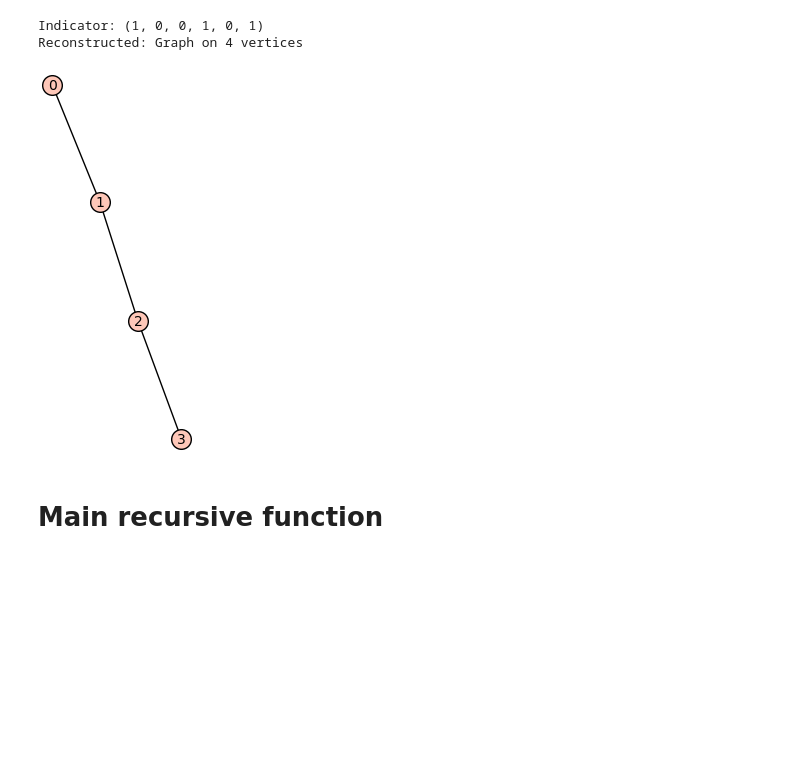
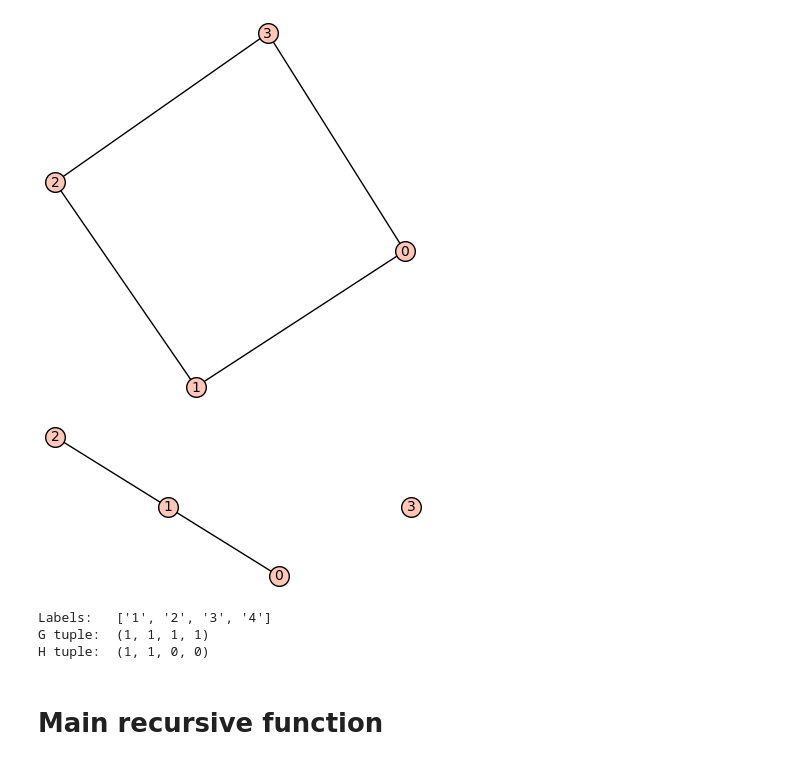
Before and after one commit to Yd025/Degree_Sequences_Bipartite_Graphs, a Jupyter notebook: src/main.ipynb, the cells around one changed output. Drawn from its saved outputs; the diff is of its cells as text; code cells hidden in the pictures; blank space fills up the shorter version.

Commit message:
using edge labeling

```diff
--- a/src/main.ipynb
+++ b/src/main.ipynb
@@ -70,7 +70,7 @@ def find_alt_cycles(G):
 
     return alt_cycles
 # %%
-def graph_to_indicator_tuple(G, vertices=None):
+def all_vertices_graph_to_indicator_tuple(G, vertices=None):
     """
     If `vertices` is provided, the tuple is indexed over that fixed vertex set
     rather than G's own vertices. This lets subgraph tuples stay position-
@@ -80,9 +80,9 @@ def graph_to_indicator_tuple(G, vertices=None):
         sage: G = Graph([(0,1), (1,2), (2,3)])
         sage: H = G.subgraph(vertices=[0,1,2])
         sage: all_verts = G.vertices()
-        sage: graph_to_indicator_tuple(G, vertices=all_verts)
+        sage: all_vertices_graph_to_indicator_tuple(G, vertices=all_verts)
         (1, 0, 0, 1, 0, 1)
-        sage: graph_to_indicator_tuple(H, vertices=all_verts)
+        sage: all_vertices_graph_to_indicator_tuple(H, vertices=all_verts)
         (1, 0, 0, 1, 0, 0)  # same length, same positions, (2,3) now 0
     """
     vertices = sorted(vertices if vertices is not None else G.vertices())
@@ -98,13 +98,13 @@ def graph_to_indicator_tuple(G, vertices=None):
 
     return indicator
 
-def indicator_tuple_to_graph(indicator, vertices):
+def all_vertices_indicator_tuple_to_graph(indicator, vertices):
     """
     Convert a flat indicator tuple back into a SageMath undirected Graph.
 
     Parameters:
         indicator (tuple): A flat tuple of 0s and 1s, as produced by
-                           graph_to_indicator_tuple.
+                           all_vertices_graph_to_indicator_tuple.
         vertices (list):   The ordered list of vertices used when the
                            indicator tuple was created.
 
@@ -112,7 +112,7 @@ def indicator_tuple_to_graph(indicator, vertices):
         sage.graphs.graph.Graph: The reconstructed undirected Graph.
 
     Example:
-        sage: indicator_tuple_to_graph((1, 0, 0, 1, 0, 1), [0, 1, 2, 3])
+        sage: all_vertices_indicator_tuple_to_graph((1, 0, 0, 1, 0, 1), [0, 1, 2, 3])
         Graph on 4 vertices and 3 edges
     """
     vertices = sorted(vertices)
@@ -166,14 +131,0 @@ H tuple: (1, 0, 0, 1, 0, 0)
-# %%
-T = Graph([(0,1), (1,2), (2,3)])
-all_verts = T.vertices()
-
-indicator = graph_to_indicator_tuple(T, vertices=all_verts)
-print("Indicator:", indicator)        # (1, 0, 0, 1, 0, 1)
-
-T_reconstructed = indicator_tuple_to_graph(indicator, all_verts)
-print("Reconstructed:", T_reconstructed)
-T_reconstructed.show()
-# %% [output]
-Indicator: (1, 0, 0, 1, 0, 1)
-Reconstructed: Graph on 4 vertices
-[figure, removed]
@@ -180,3 +202,23 @@ Reconstructed: Graph on 4 vertices
+# %%
+G = Graph([(0,1,'1'), (1,2,'2'), (2,3,'3'), (0,3,'4')])
+G.show()
+all_labels = sorted(label for _,_,label in G.edges(labels=True))
+label_to_edge = {label: (u,v) for u,v,label in G.edges(labels=True)}
+
+H = G.subgraph(edges=[(0,1,'1'), (1,2,'2')])
+H.show()
+g_tuple = graph_to_indicator_tuple(G, edge_labels=all_labels)
+h_tuple = graph_to_indicator_tuple(H, edge_labels=all_labels)
+
+print("Labels:  ", all_labels)   # ['1', '2', '3', '4']
+print("G tuple: ", g_tuple)      # (1, 1, 1, 1)
+print("H tuple: ", h_tuple)      # (1, 1, 0, 0)
+# %% [output]
+[figure, added]
+[figure, added]
+Labels:   ['1', '2', '3', '4']
+G tuple:  (1, 1, 1, 1)
+H tuple:  (1, 1, 0, 0)
 # %%
 '''
 This function needs to complete the graph by finding the alt cycles first and
```
Also changed, not shown: parts of 2 cells of this notebook.
